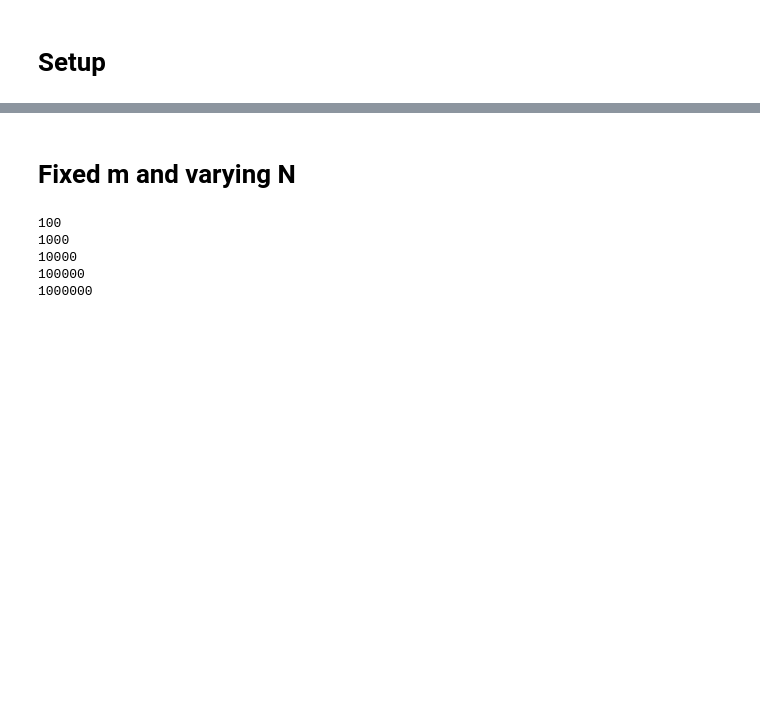
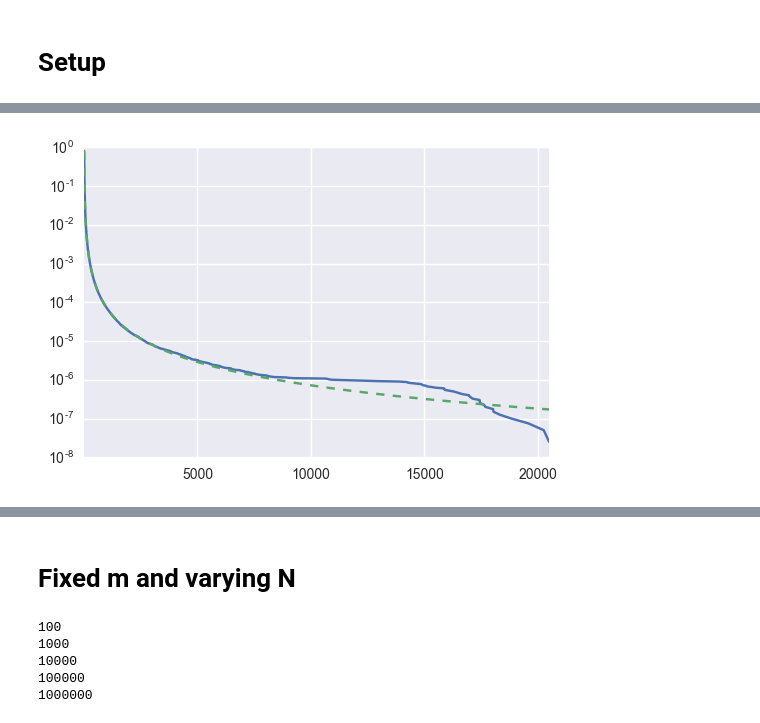
Before and after one commit to lingxz/networks, a Jupyter notebook: preferential-attachment.ipynb, the cells around one changed output, grey strips where cells are left out. Drawn from its saved outputs; the diff is of its cells as text; code cells hidden in the pictures; blank space fills up the shorter version.

```diff
--- a/preferential-attachment.ipynb
+++ b/preferential-attachment.ipynb
@@ -23,0 +81,4 @@ font_size = 20
+# %%
+utils.visualize_ccdf(fixed_n_degrees, 8)
+# %% [output]
+[figure, added]
```
Also changed, not shown: parts of 46 cells of this notebook.
